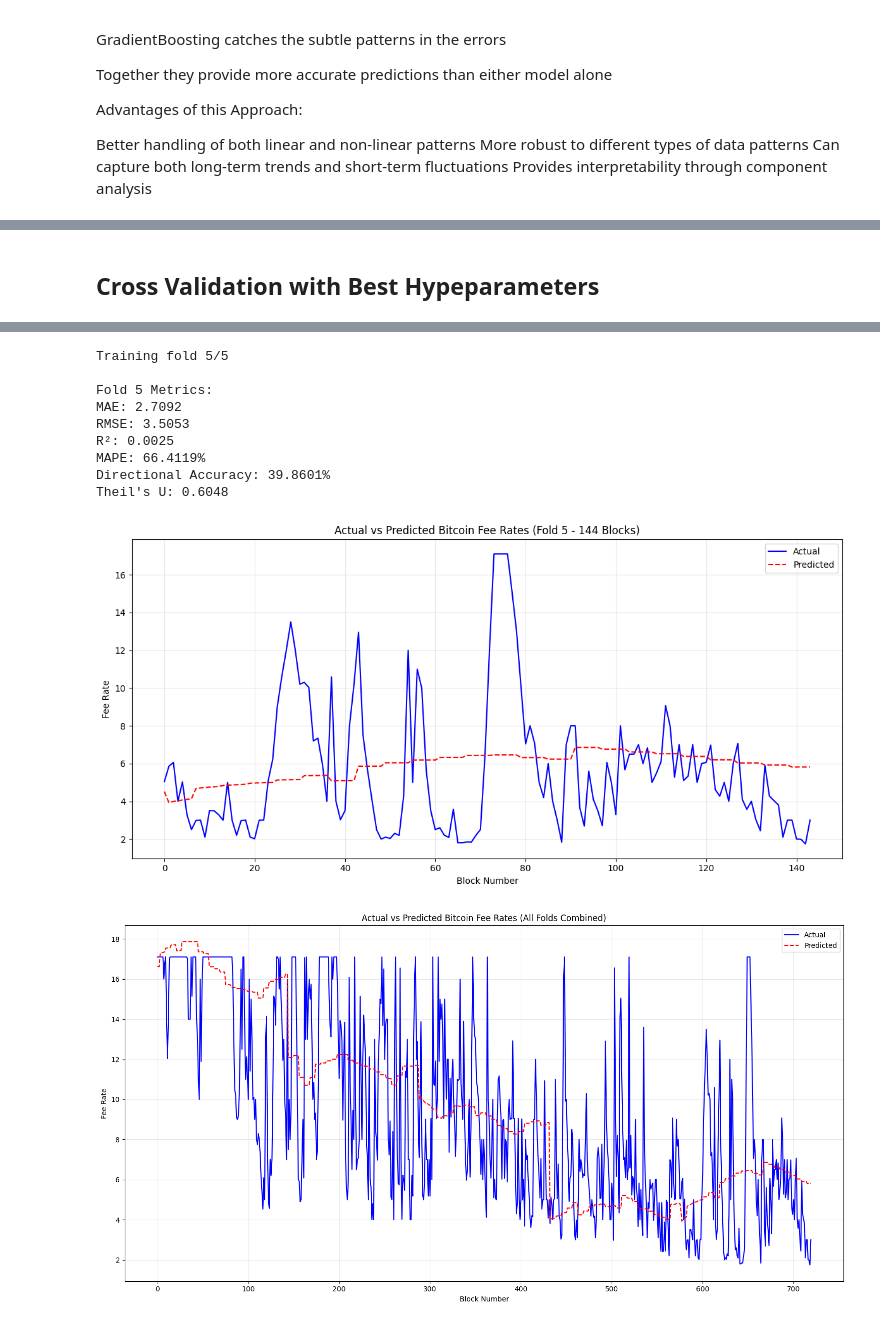
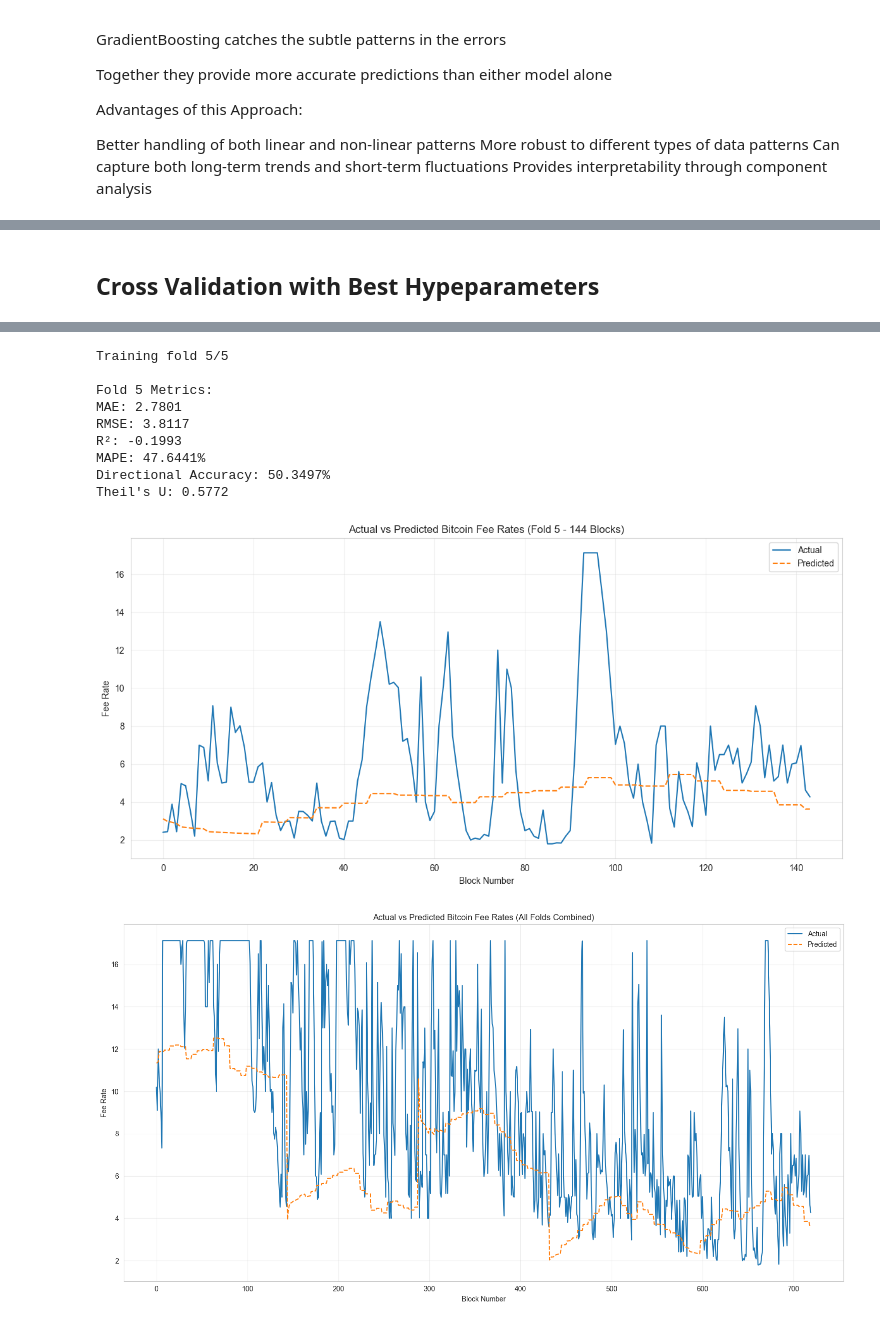
Before and after one commit to majiangqin/bitcoin, a Jupyter notebook: hybrid model.ipynb, the cells around one changed output, grey strips where cells are left out. Saved outputs shown, nothing was run; the diff lists cells and outputs as text; code cells hidden in the pictures.

```diff
--- a/hybrid model.ipynb
+++ b/hybrid model.ipynb
@@ -272,19 +272,19 @@ class HybridModelTuner:
         try:
             # SARIMAX parameters
             sarimax_order = (
-                trial.suggest_int('p', 0, 3),
+                trial.suggest_int('p', 0,5),
                 trial.suggest_int('d', 0, 2),
-                trial.suggest_int('q', 0, 3)
+                trial.suggest_int('q', 0, 5)
             )
 
             # GradientBoosting parameters
             gb_params = {
                 'n_estimators': trial.suggest_int('n_estimators', 50, 300),
-                'learning_rate': trial.suggest_float('learning_rate', 0.01, 0.3, log=True),
-                'max_depth': trial.suggest_int('max_depth', 2, 8),
-                'subsample': trial.suggest_float('subsample', 0.6, 1.0),
-                'min_samples_split': trial.suggest_int('min_samples_split', 2, 20),
-                'min_samples_leaf': trial.suggest_int('min_samples_leaf', 1, 10)
+                'learning_rate': trial.suggest_float('learning_rate', 0.001, 0.5, log=True),
+                'max_depth': trial.suggest_int('max_depth', 2, 12),
+                'subsample': trial.suggest_float('subsample', 0.5, 1.0),
+                'min_samples_split': trial.suggest_int('min_samples_split', 2, 30),
+                'min_samples_leaf': trial.suggest_int('min_samples_leaf', 1, 15)
             }
 
             # Time series cross-validation
@@ -550,7 +550,7 @@ if __name__ == "__main__":
         start = time.time()
 
         # Run the improved model with tuning
-        n_trials = 500  # Number of hyperparameter optimization trials
+        n_trials = 100  # Number of hyperparameter optimization trials
         metrics, all_y_true, all_y_pred, study, metrics_df = run_improved_model_with_tuning(
             df,
             test_size=144,
@@ -710,5 +706,5 @@ Total execution time: 96717.68 seconds
-# %% [markdown]
-## Cross Validation with Best Hypeparameters
+# %% [markdown]
+## Cross Validation with Best Hypeparameters
 # %%
 import pandas as pd
 import numpy as np
@@ -881,7 +877,6 @@ class HybridModel:
             'random_state': 42
         }
 
-
         if gb_params is not None:
             default_gb_params.update(gb_params)
 
@@ -962,8 +957,8 @@ def theil_u(y_true, y_pred):
 def plot_fold_results(y_true, y_pred, fold_idx):
     """Plot results for a single fold"""
     plt.figure(figsize=(12, 6))
-    plt.plot(range(len(y_true)), y_true, label='Actual', color='blue')
-    plt.plot(range(len(y_pred)), y_pred, label='Predicted', color='red', linestyle='--')
+    plt.plot(range(len(y_true)), y_true, label='Actual')
+    plt.plot(range(len(y_pred)), y_pred, label='Predicted', linestyle='--')
     plt.title(f'Actual vs Predicted Bitcoin Fee Rates (Fold {fold_idx + 1} - 144 Blocks)')
     plt.xlabel('Block Number')
     plt.ylabel('Fee Rate')
@@ -975,8 +970,8 @@ def plot_fold_results(y_true, y_pred, fold_idx):
 def plot_all_folds(all_y_true, all_y_pred):
     """Plot results for all folds combined"""
     plt.figure(figsize=(15, 8))
-    plt.plot(range(len(all_y_true)), all_y_true, label='Actual', color='blue')
-    plt.plot(range(len(all_y_pred)), all_y_pred, label='Predicted', color='red', linestyle='--')
+    plt.plot(range(len(all_y_true)), all_y_true, label='Actual')
+    plt.plot(range(len(all_y_pred)), all_y_pred, label='Predicted', linestyle='--')
     plt.title('Actual vs Predicted Bitcoin Fee Rates (All Folds Combined)')
     plt.xlabel('Block Number')
     plt.ylabel('Fee Rate')
@@ -1009,24 +1004,25 @@ def run_model_with_best_params(df, test_size=144, n_splits=5):
 
         # Best parameters from previous tuning
         # best_sarimax_order = (3, 0, 1)  # p, d, q
-        best_sarimax_order = (3, 0, 3)
+        best_sarimax_order = (3, 0, 4)
 
-        # best_gb_params = {
-        #     'n_estimators': 145,
-        #     'learning_rate': 0.1477904886684632,
-        #     'max_depth': 2,
-        #     'subsample': 0.8044950252252036,
-        #     'min_samples_split': 6,
-        #     'min_samples_leaf': 4,
-        #     'random_state': 42
-        # }
+# p: 3
+# d: 0
+# q: 4
+# n_estimators: 275
+# learning_rate: 0.27060319817764034
+# max_depth: 12
+# subsample: 0.6071488614858613
+# min_samples_split: 21
+# min_samples_leaf: 1
+
         best_gb_params = {
-            'n_estimators': 232,
-            'learning_rate': 0.29540444469518157,
-            'max_depth': 3,
-            'subsample': 0.6803062149077873,
-            'min_samples_split': 12,
-            'min_samples_leaf': 4,
+            'n_estimators': 275,
+            'learning_rate': 0.27060319817764034,
+            'max_depth': 12,
+            'subsample': 0.6071488614858613,
+            'min_samples_split': 21,
+            'min_samples_leaf': 1,
             'random_state': 42
         }
 
@@ -1210,12 +1206,12 @@ Theil's U: 0.6086
 Training fold 5/5
 
 Fold 5 Metrics:
-MAE: 2.7092
-RMSE: 3.5053
-R²: 0.0025
-MAPE: 66.4119%
-Directional Accuracy: 39.8601%
-Theil's U: 0.6048
+MAE: 2.7801
+RMSE: 3.8117
+R²: -0.1993
+MAPE: 47.6441%
+Directional Accuracy: 50.3497%
+Theil's U: 0.5772
-[figure, old version]
+[figure, new version]
-[figure, old version]
+[figure, new version]
 Detailed metrics for each fold:
```
Also changed, not shown: parts of 10 cells of this notebook, 10 other files.
